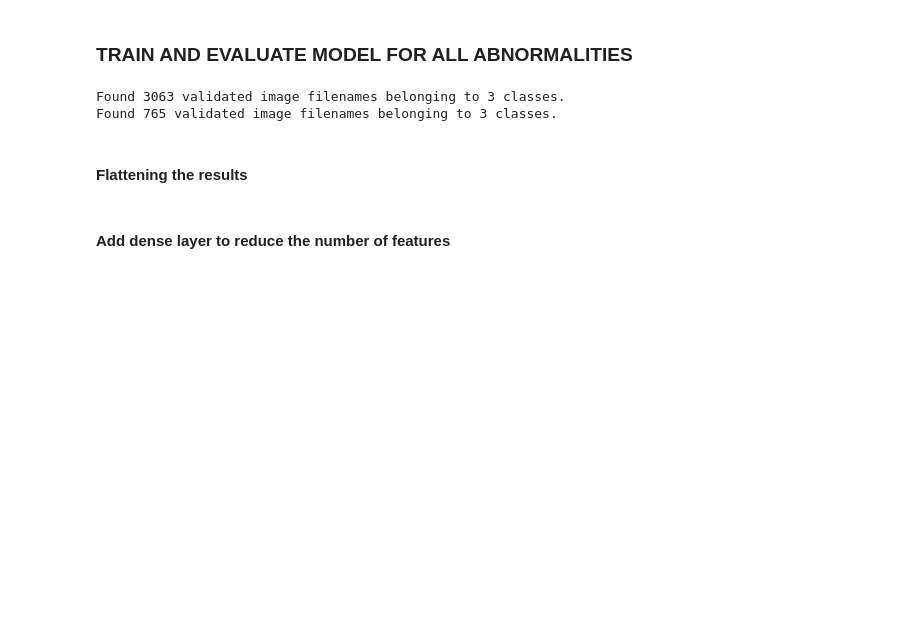
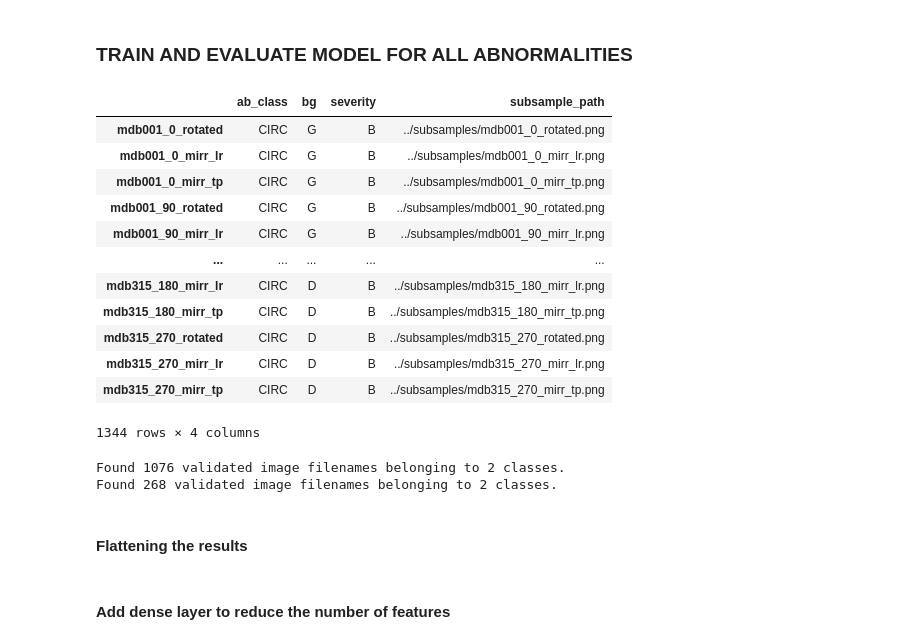
Before and after one commit to cpoles/data_science, a Jupyter notebook: projects/machine_learning/deep_learning/mias_mammography/notebooks/sandbox.ipynb, the cells around one changed output. Cells and saved outputs as stored; diff of their text form; code cells hidden in the pictures; blank space fills up the shorter version.

Commit message:
few changes trying to improve testing sample data

```diff
--- a/projects/machine_learning/deep_learning/mias_mammography/notebooks/sandbox.ipynb
+++ b/projects/machine_learning/deep_learning/mias_mammography/notebooks/sandbox.ipynb
@@ -1196,6 +1181,23 @@ weighted avg       0.09      0.31      0.14        52
 # %%
 # TRAIN AND TEST DATA FOR THE ASYMMETRY
 from tensorflow.keras.preprocessing.image import ImageDataGenerator
+# %%
+all_ab = test_sub[test_sub.ab_class != 'NORM']
+all_ab
+# %% [output]
+|  | ab_class | bg | severity | subsample_path |
+| mdb001_0_rotated | CIRC | G | B | ../subsamples/mdb001_0_rotated.png |
+| mdb001_0_mirr_lr | CIRC | G | B | ../subsamples/mdb001_0_mirr_lr.png |
+| mdb001_0_mirr_tp | CIRC | G | B | ../subsamples/mdb001_0_mirr_tp.png |
+| mdb001_90_rotated | CIRC | G | B | ../subsamples/mdb001_90_rotated.png |
+| mdb001_90_mirr_lr | CIRC | G | B | ../subsamples/mdb001_90_mirr_lr.png |
+| ... | ... | ... | ... | ... |
+| mdb315_180_mirr_lr | CIRC | D | B | ../subsamples/mdb315_180_mirr_lr.png |
+| mdb315_180_mirr_tp | CIRC | D | B | ../subsamples/mdb315_180_mirr_tp.png |
+| mdb315_270_rotated | CIRC | D | B | ../subsamples/mdb315_270_rotated.png |
+| mdb315_270_mirr_lr | CIRC | D | B | ../subsamples/mdb315_270_mirr_lr.png |
+| mdb315_270_mirr_tp | CIRC | D | B | ../subsamples/mdb315_270_mirr_tp.png |
+1344 rows × 4 columns
 # %%
 data_generator = ImageDataGenerator(width_shift_range=.1,
                                     height_shift_range=.1,
@@ -1204,7 +1206,7 @@ data_generator = ImageDataGenerator(width_shift_range=.1,
                                     horizontal_flip=True,
                                     validation_split=.2)
 # %%
-train_data = data_generator.flow_from_dataframe(test_sub,
+train_data = data_generator.flow_from_dataframe(all_ab,
                                                 x_col="subsample_path",
                                                 y_col="severity",
                                                 class_mode="categorical",
@@ -1212,7 +1214,7 @@ train_data = data_generator.flow_from_dataframe(test_sub,
                                                 subset="training",
                                                 color_mode="grayscale",
                                                 shuffle=True)
-test_data = data_generator.flow_from_dataframe(test_sub,
+test_data = data_generator.flow_from_dataframe(all_ab,
                                                x_col="subsample_path",
                                                y_col="severity",
                                                class_mode="categorical",
@@ -1221,8 +1223,8 @@ test_data = data_generator.flow_from_dataframe(test_sub,
                                                color_mode="grayscale",
                                                shuffle=False)
 # %% [output]
-Found 3063 validated image filenames belonging to 3 classes.
-Found 765 validated image filenames belonging to 3 classes.
+Found 1076 validated image filenames belonging to 2 classes.
+Found 268 validated image filenames belonging to 2 classes.
 # %%
 # create neural network
 from tensorflow.keras.models import Sequential
```
Also changed, not shown: parts of 62 cells of this notebook, 1 other file.
